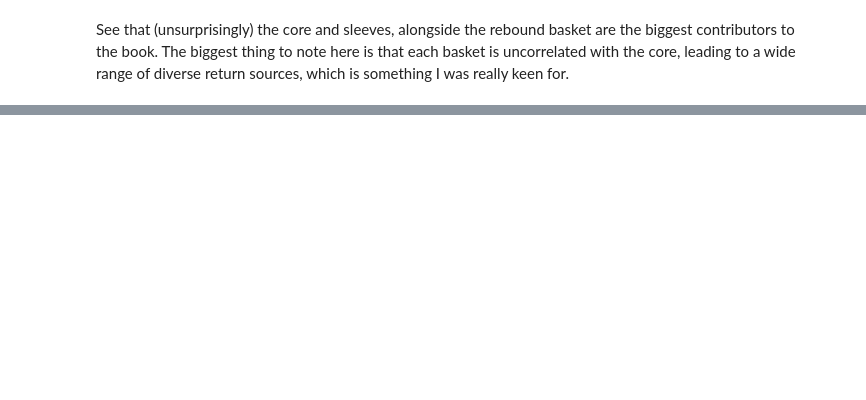
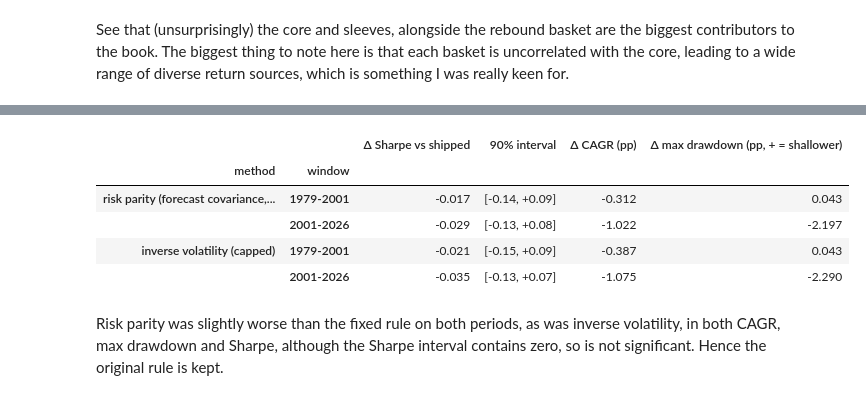
Before and after one commit to oscar-lewis-3333/trading-portfolio, a Jupyter notebook: isa_portfolio/isa_showcase/allocator/showcase.ipynb, the cells around one changed output, grey strips where cells are left out. Saved outputs shown, nothing was run; the diff lists cells and outputs as text; code cells hidden in the pictures; blank space fills up the shorter version.

```diff
--- a/isa_portfolio/isa_showcase/allocator/showcase.ipynb
+++ b/isa_portfolio/isa_showcase/allocator/showcase.ipynb
@@ -105,0 +159,14 @@ See that the shipped method was the best on each metric apart from max drawdown,
+# %%
+rp = sp.table("risk_parity_long.csv")
+rp["90% interval"] = [f"[{lo:+.2f}, {hi:+.2f}]" for lo, hi in zip(rp["dsharpe_lo_90"], rp["dsharpe_hi_90"])]
+rp = rp.rename(columns={"dsharpe_vs_shipped": "Δ Sharpe vs shipped", "dcagr_pp": "Δ CAGR (pp)", "dmdd_pp": "Δ max drawdown (pp, + = shallower)"})
+rp.set_index(["method", "window"])[["Δ Sharpe vs shipped", "90% interval", "Δ CAGR (pp)", "Δ max drawdown (pp, + = shallower)"]].round(3)
+# %% [output]
+|  |  | Δ Sharpe vs shipped | 90% interval | Δ CAGR (pp) | Δ max drawdown (pp, + = shallower) |
+| method | window |  |  |  |  |
+| risk parity (forecast covariance,... | 1979-2001 | -0.017 | [-0.14, +0.09] | -0.312 | 0.043 |
+|  | 2001-2026 | -0.029 | [-0.13, +0.08] | -1.022 | -2.197 |
+| inverse volatility (capped) | 1979-2001 | -0.021 | [-0.15, +0.09] | -0.387 | 0.043 |
+|  | 2001-2026 | -0.035 | [-0.13, +0.07] | -1.075 | -2.290 |
+# %% [markdown]
+Risk parity was slightly worse than the fixed rule on both periods, as was inverse volatility, in both CAGR, max drawdown and Sharpe, although the Sharpe interval contains zero, so is not significant. Hence the original rule is kept.
```
Also changed, not shown: parts of 17 cells of this notebook, 15 other files.
